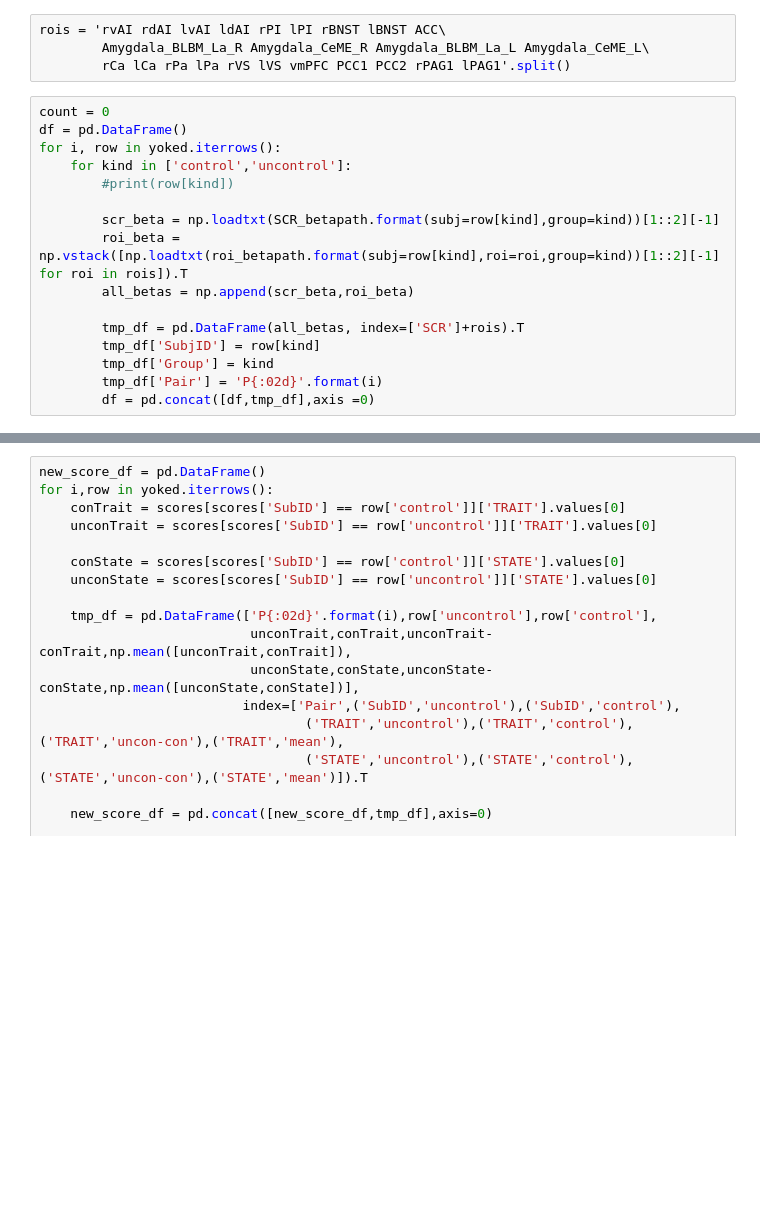
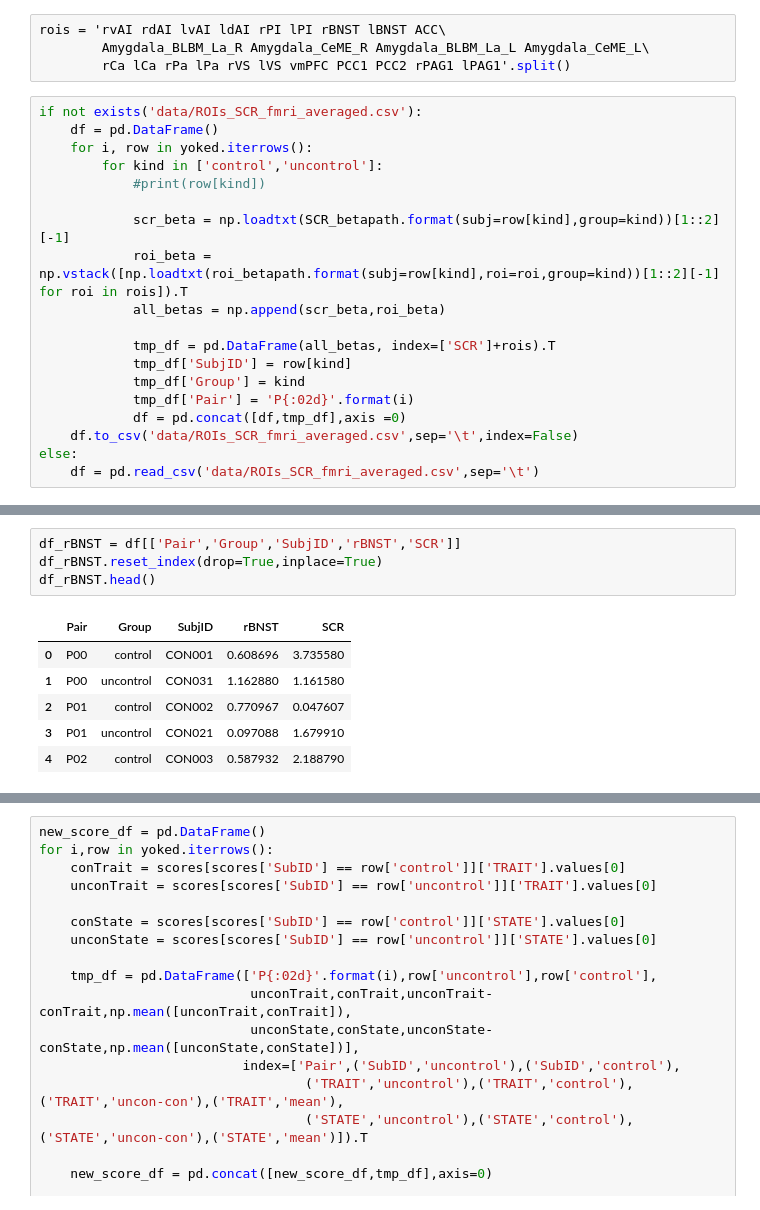
Before and after one commit to chirag90in/eCON_old, a Jupyter notebook: eCON/06b-SCR_analysis.ipynb, the cells around one changed output, grey strips where cells are left out. Cells and saved outputs as stored; diff of their text form; blank space fills up the shorter version.

```diff
--- a/eCON/06b-SCR_analysis.ipynb
+++ b/eCON/06b-SCR_analysis.ipynb
@@ -38,18 +40,21 @@ rois = 'rvAI rdAI lvAI ldAI rPI lPI rBNST lBNST ACC\
         Amygdala_BLBM_La_R Amygdala_CeME_R Amygdala_BLBM_La_L Amygdala_CeME_L\
         rCa lCa rPa lPa rVS lVS vmPFC PCC1 PCC2 rPAG1 lPAG1'.split()
 # %%
-count = 0
-df = pd.DataFrame()
-for i, row in yoked.iterrows():
-    for kind in ['control','uncontrol']:
-        #print(row[kind])
+if not exists('data/ROIs_SCR_fmri_averaged.csv'):
+    df = pd.DataFrame()
+    for i, row in yoked.iterrows():
+        for kind in ['control','uncontrol']:
+            #print(row[kind])
 
-        scr_beta = np.loadtxt(SCR_betapath.format(subj=row[kind],group=kind))[1::2][-1]
-        roi_beta = np.vstack([np.loadtxt(roi_betapath.format(subj=row[kind],roi=roi,group=kind))[1::2][-1] for roi in rois]).T
-        all_betas = np.append(scr_beta,roi_beta)
+            scr_beta = np.loadtxt(SCR_betapath.format(subj=row[kind],group=kind))[1::2][-1]
+            roi_beta = np.vstack([np.loadtxt(roi_betapath.format(subj=row[kind],roi=roi,group=kind))[1::2][-1] for roi in rois]).T
+            all_betas = np.append(scr_beta,roi_beta)
 
-        tmp_df = pd.DataFrame(all_betas, index=['SCR']+rois).T
-        tmp_df['SubjID'] = row[kind]
-        tmp_df['Group'] = kind
-        tmp_df['Pair'] = 'P{:02d}'.format(i)
-        df = pd.concat([df,tmp_df],axis =0)
+            tmp_df = pd.DataFrame(all_betas, index=['SCR']+rois).T
+            tmp_df['SubjID'] = row[kind]
+            tmp_df['Group'] = kind
+            tmp_df['Pair'] = 'P{:02d}'.format(i)
+            df = pd.concat([df,tmp_df],axis =0)
+    df.to_csv('data/ROIs_SCR_fmri_averaged.csv',sep='\t',index=False)
+else:
+    df = pd.read_csv('data/ROIs_SCR_fmri_averaged.csv',sep='\t')
@@ -55,0 +83,11 @@ for i, row in yoked.iterrows():
+# %%
+df_rBNST = df[['Pair','Group','SubjID','rBNST','SCR']]
+df_rBNST.reset_index(drop=True,inplace=True)
+df_rBNST.head()
+# %% [output]
+|  | Pair | Group | SubjID | rBNST | SCR |
+| 0 | P00 | control | CON001 | 0.608696 | 3.735580 |
+| 1 | P00 | uncontrol | CON031 | 1.162880 | 1.161580 |
+| 2 | P01 | control | CON002 | 0.770967 | 0.047607 |
+| 3 | P01 | uncontrol | CON021 | 0.097088 | 1.679910 |
+| 4 | P02 | control | CON003 | 0.587932 | 2.188790 |
```
Also changed, not shown: parts of 20 cells of this notebook, 1 other file.
